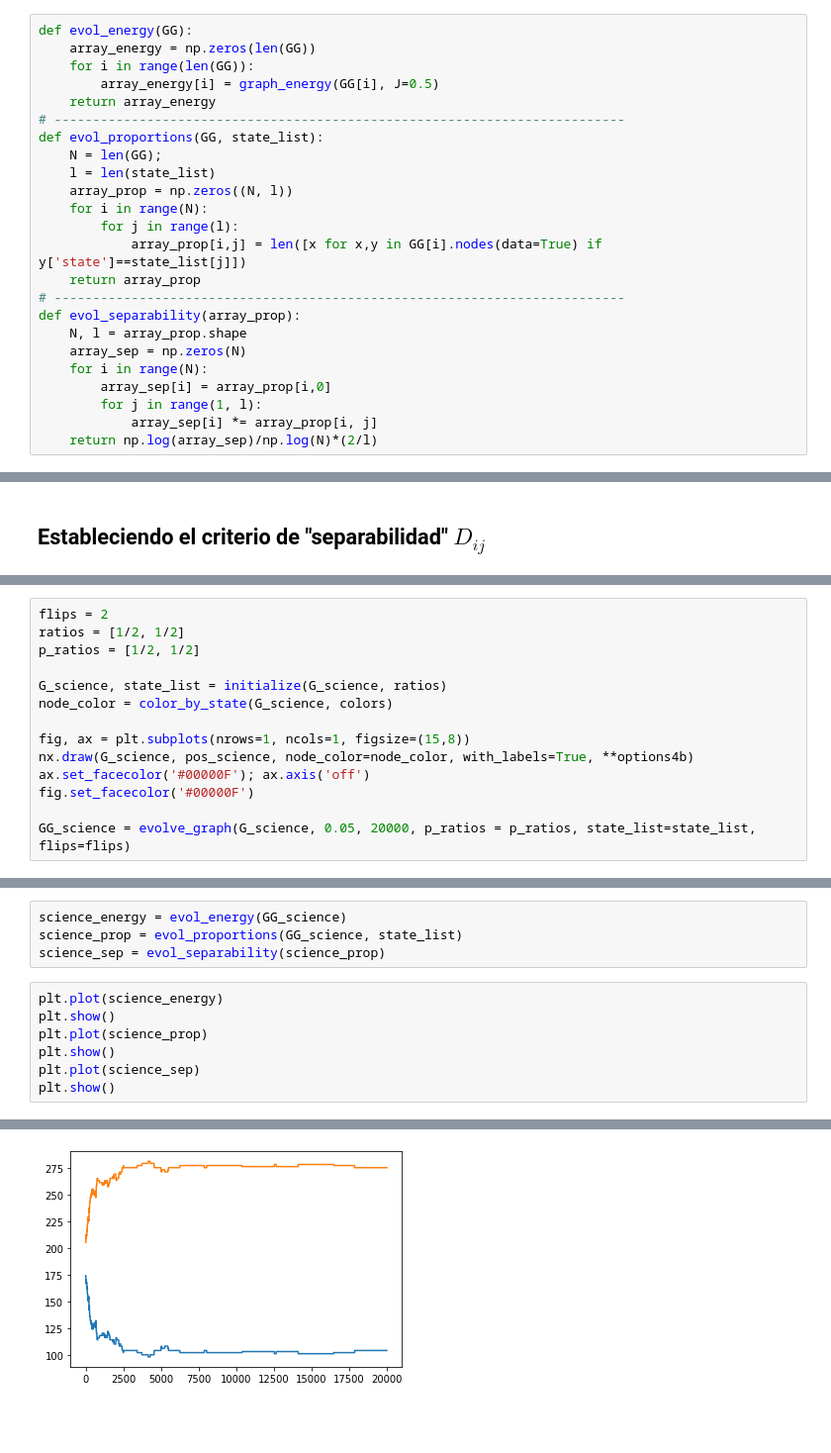
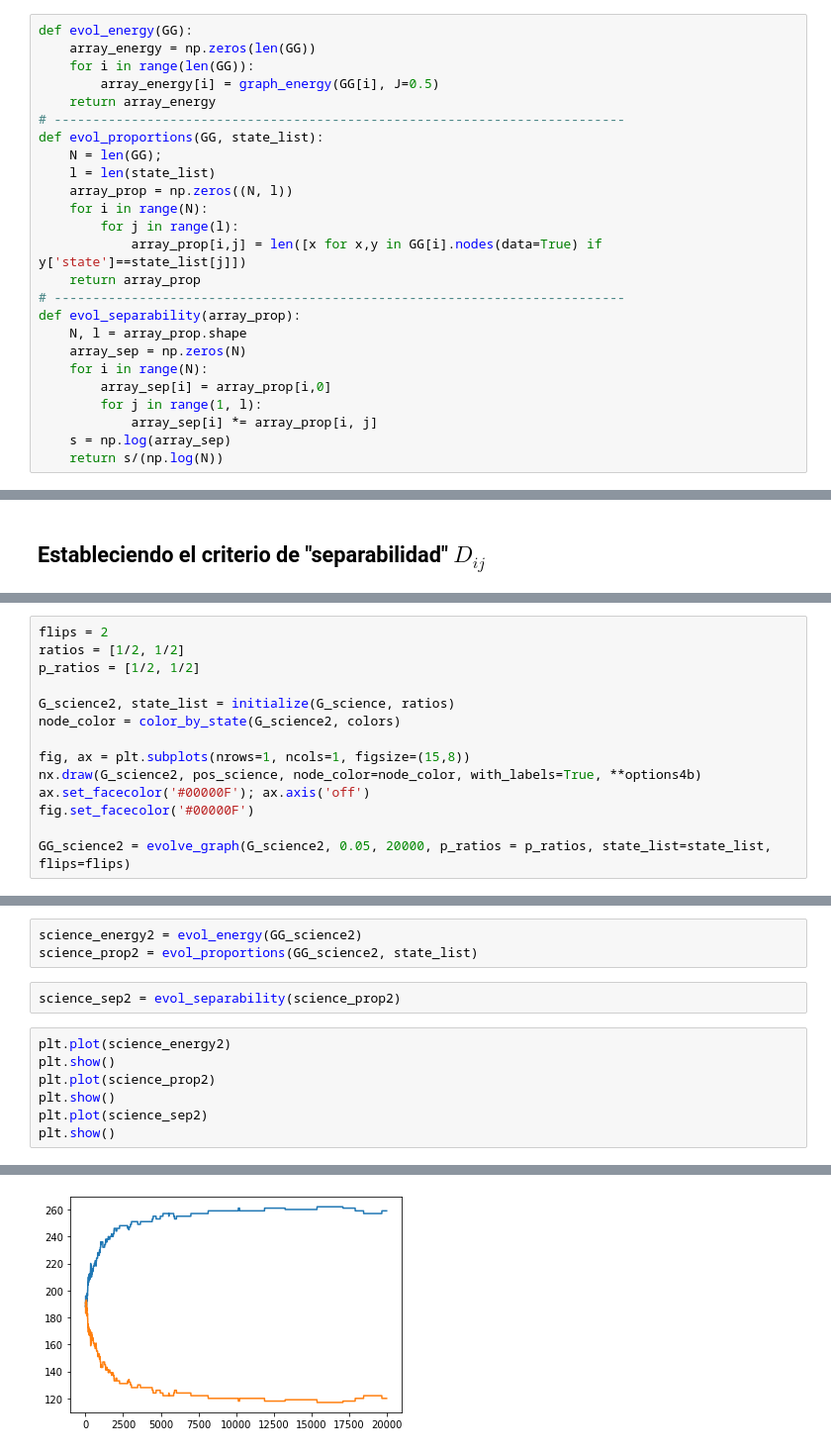
Before and after one commit to joshbrx/VoterModel_Network, a Jupyter notebook: VoterModel_v1.ipynb, the cells around one changed output, grey strips where cells are left out. Shown at 99% size. Drawn from its saved outputs; the diff is of its cells as text; blank space fills up the shorter version.

```diff
--- a/VoterModel_v1.ipynb
+++ b/VoterModel_v1.ipynb
@@ -318,7 +318,8 @@ def evol_separability(array_prop):
         array_sep[i] = array_prop[i,0]
         for j in range(1, l):
             array_sep[i] *= array_prop[i, j]
-    return np.log(array_sep)/np.log(N)*(2/l)
+    s = np.log(array_sep)
+    return s/(np.log(N))
 # %%
 test_energy = evol_energy(GG)
 test_prop = evol_proportions(GG, state_list)
@@ -399,13 +416,13 @@ flips = 2
 ratios = [1/2, 1/2]
 p_ratios = [1/2, 1/2]
 
-G_science, state_list = initialize(G_science, ratios)
-node_color = color_by_state(G_science, colors)
+G_science2, state_list = initialize(G_science, ratios)
+node_color = color_by_state(G_science2, colors)
 
 fig, ax = plt.subplots(nrows=1, ncols=1, figsize=(15,8))
-nx.draw(G_science, pos_science, node_color=node_color, with_labels=True, **options4b)
+nx.draw(G_science2, pos_science, node_color=node_color, with_labels=True, **options4b)
 ax.set_facecolor('#00000F'); ax.axis('off')
 fig.set_facecolor('#00000F')
 
-GG_science = evolve_graph(G_science, 0.05, 20000, p_ratios = p_ratios, state_list=state_list, flips=flips)
+GG_science2 = evolve_graph(G_science2, 0.05, 20000, p_ratios = p_ratios, state_list=state_list, flips=flips)
 # %% [output]
@@ -413,12 +430,13 @@ GG_science = evolve_graph(G_science, 0.05, 20000, p_ratios = p_ratios, state_lis
 # %%
-science_energy = evol_energy(GG_science)
-science_prop = evol_proportions(GG_science, state_list)
-science_sep = evol_separability(science_prop)
+science_energy2 = evol_energy(GG_science2)
+science_prop2 = evol_proportions(GG_science2, state_list)
+# %%
+science_sep2 = evol_separability(science_prop2)
 # %%
-plt.plot(science_energy)
+plt.plot(science_energy2)
 plt.show()
-plt.plot(science_prop)
+plt.plot(science_prop2)
 plt.show()
-plt.plot(science_sep)
+plt.plot(science_sep2)
 plt.show()
 # %% [output]
@@ -426 +444 @@ plt.show()
-[figure, old version]
+[figure, new version]
```
Also changed, not shown: parts of 18 cells of this notebook.
